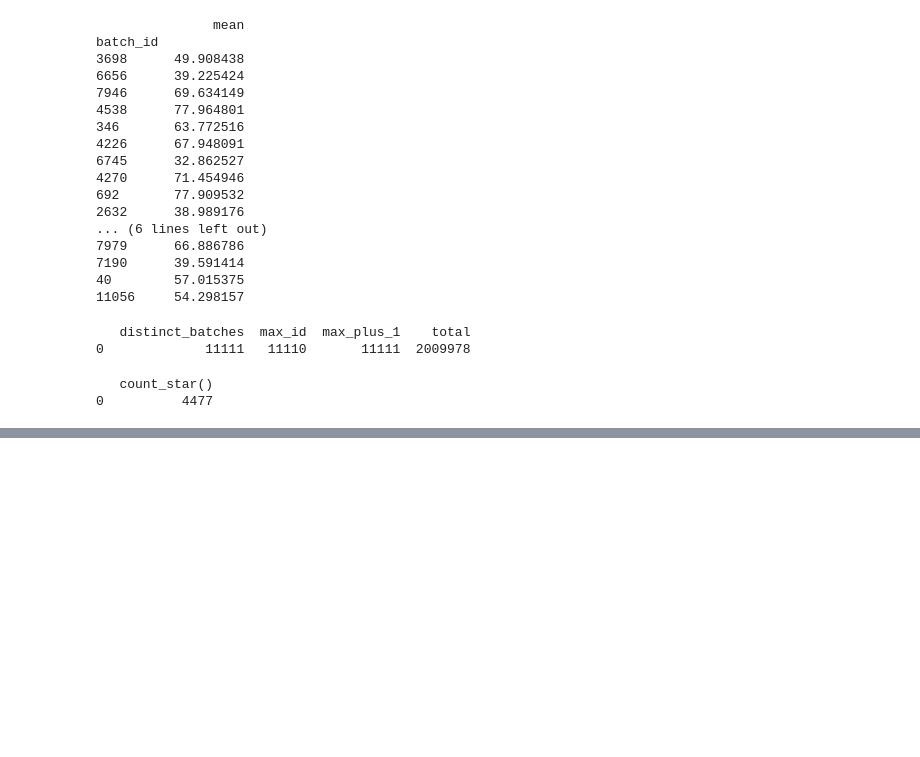
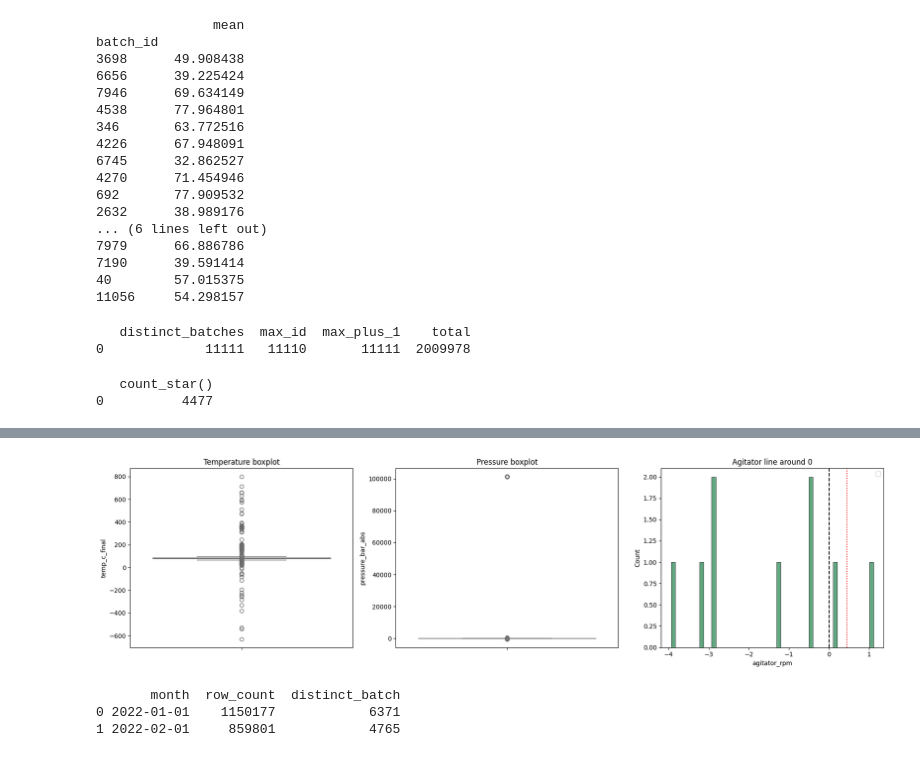
Before and after one commit to Deeja-ish/batch_reactor, a Jupyter notebook: notebooks/data_import.ipynb, the cells around one changed output, grey strips where cells are left out. Saved outputs shown, nothing was run; the diff lists cells and outputs as text; code cells hidden in the pictures; blank space fills up the shorter version.

```diff
--- a/notebooks/data_import.ipynb
+++ b/notebooks/data_import.ipynb
@@ -625,0 +1230,7 @@ FROM '{DATA_PATH}'
+# %%
+# create a boxplot for temperature, pressure and agitator_rpm
+data_statis = conn.execute(f"""
+SELECT temp_c_final, pressure_bar_abs, agitator_rpm
+FROM corrected_data
+LIMIT 50000
+""").df()
@@ -625,0 +1246,44 @@ FROM '{DATA_PATH}'
+# %%
+import matplotlib.pyplot as plt
+import seaborn as sns
+fig, axes = plt.subplots(1, 3, figsize=(18, 5))
+axes = axes.flatten()
+
+# temperature boxplot
+sns.boxplot(y=data_statis['temp_c_final'], color='salmon', ax=axes[0])
+axes[0].set_title("Temperature boxplot")
+
+# pressure
+sns.boxplot(y=data_statis['pressure_bar_abs'], color='skyblue', ax=axes[1])
+axes[1].set_title("Pressure boxplot")
+
+# the agitator_histogram
+agitator = conn.execute(f"""SELECT agitator_rpm FROM corrected_data WHERE agitator_rpm BETWEEN -4 AND 2""").df()
+sns.histplot(x=agitator['agitator_rpm'], color='seagreen', ax=axes[2], bins=50)
+axes[2].axvline(0, color='black', linestyle="--")
+axes[2].axvline(0.45, color='red', linestyle=":")
+axes[2].set_title("Agitator line around 0")
+axes[2].legend()
+
+plt.tight_layout()
+plt.savefig("../docs/06_ouliers_after_conversion.png", dpi=300)
+plt.show()
+# %% [output]
+[figure, added]
+# %%
+# check by time
+monthly_df = conn.execute(f"""
+SELECT
+CAST(DATE_TRUNC('month', CAST(timestamp AS TIMESTAMP)) AS DATE) AS month,
+COUNT(*) as row_count,
+COUNT(DISTINCT batch_id) AS distinct_batch
+FROM corrected_data
+WHERE timestamp IS NOT NULL
+GROUP BY 1
+ORDER BY 1
+""").df()
+print(monthly_df)
+# %% [output]
+       month  row_count  distinct_batch
+0 2022-01-01    1150177            6371
+1 2022-02-01     859801            4765
```
Also changed, not shown: parts of 42 cells of this notebook, 22 other files.
